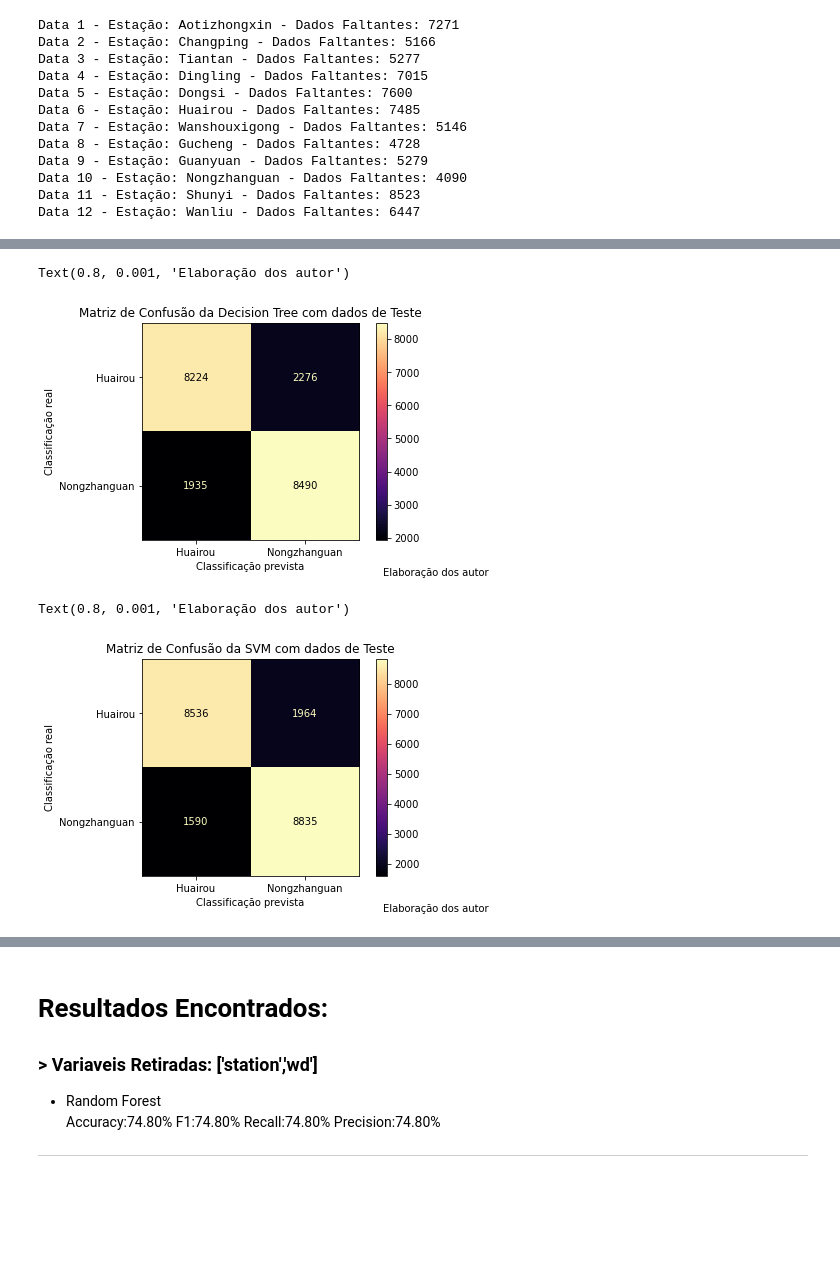
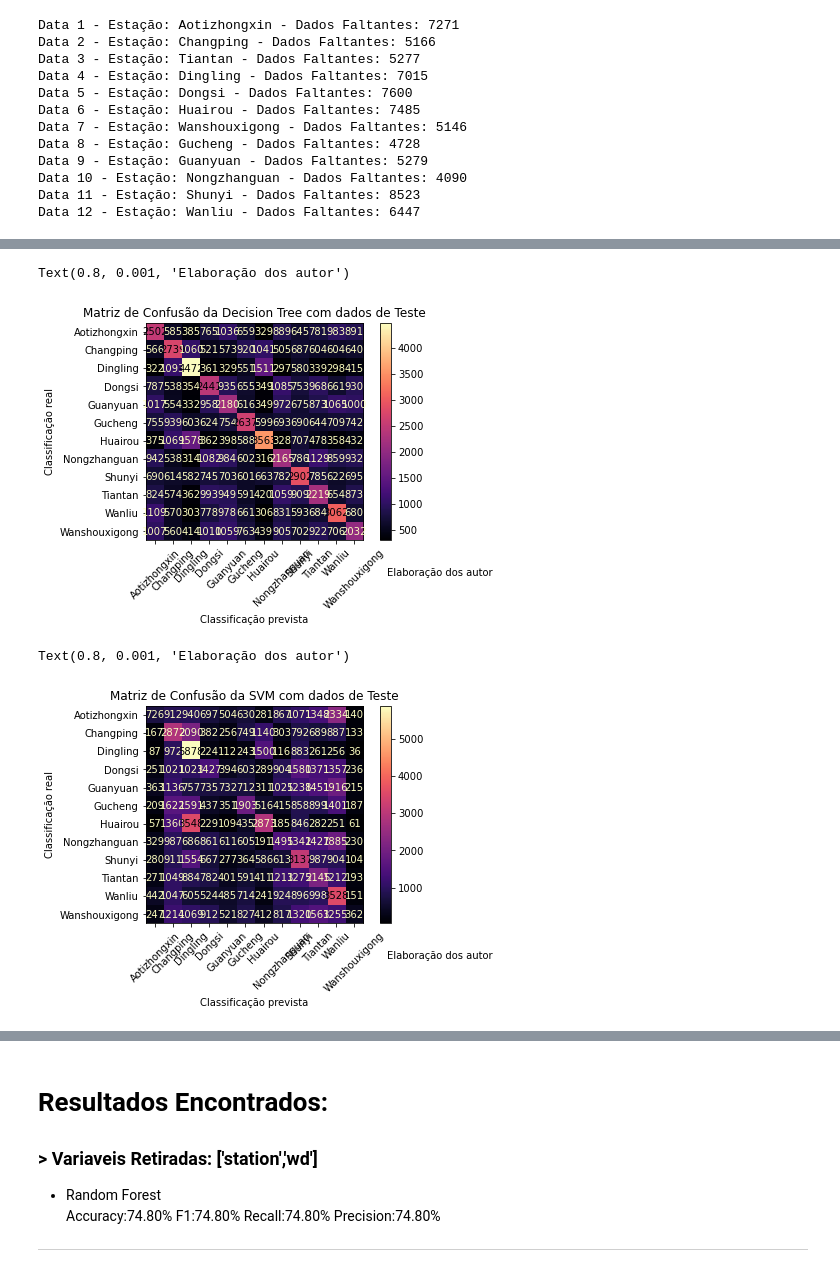
Before and after one commit to schandon/Monografia, a Jupyter notebook: testeMono.ipynb, the cells around one changed output, grey strips where cells are left out. Drawn from its saved outputs; the diff is of its cells as text; code cells hidden in the pictures; blank space fills up the shorter version.

```diff
--- a/testeMono.ipynb
+++ b/testeMono.ipynb
@@ -117,5 +124,5 @@ data_8 = pd.concat([data2,data7,data8,data10,data3,data9,data12,data4],ignore_in
 data_10 = pd.concat([data2,data7,data8,data10,data3,data9,data12,data4,data1,data6],ignore_index=True)
 data_12 = pd.concat([data1,data2,data3,data5,data6,data8,data4,data7,data9,data10,data11,data12],ignore_index=True)
 
-data = data_2
+data = data_12
 # %% [markdown]
@@ -353,24 +377,25 @@ Text(0.8, 0.001, 'Elaboração dos autor')
 # %%
 # Matriz de confusão
 plot_confusion_matrix(modelo_dt,
                       X_test_standardScaler,
                       y_test,
-                      cmap = "magma")
+                      cmap = "magma",
+                      xticks_rotation=45)
 
 plt.grid(False)
 plt.title("Matriz de Confusão da Decision Tree com dados de Teste")
 plt.xlabel("Classificação prevista")
 plt.ylabel("Classificação real")
 plt.figtext(0.8,0.001, "Elaboração dos autor", fontsize = 10)
 # %% [output]
 Text(0.8, 0.001, 'Elaboração dos autor')
-[figure, old version]
+[figure, new version]
 # %%
 # Matriz de confusão
 plot_confusion_matrix(modelo_svm,
                       X_test_standardScaler,
                       y_test,
-                      cmap = "magma")
+                      cmap = "magma",xticks_rotation=45)
 
 plt.grid(False)
 plt.title("Matriz de Confusão da SVM com dados de Teste")
@@ -379,7 +404,7 @@ plt.ylabel("Classificação real")
 plt.figtext(0.8,0.001, "Elaboração dos autor", fontsize = 10)
 # %% [output]
 Text(0.8, 0.001, 'Elaboração dos autor')
-[figure, old version]
+[figure, new version]
 # %%
 # Matriz de confusão
 plot_confusion_matrix(modelo_rna,
```
Also changed, not shown: parts of 38 cells of this notebook, 30 other files.
